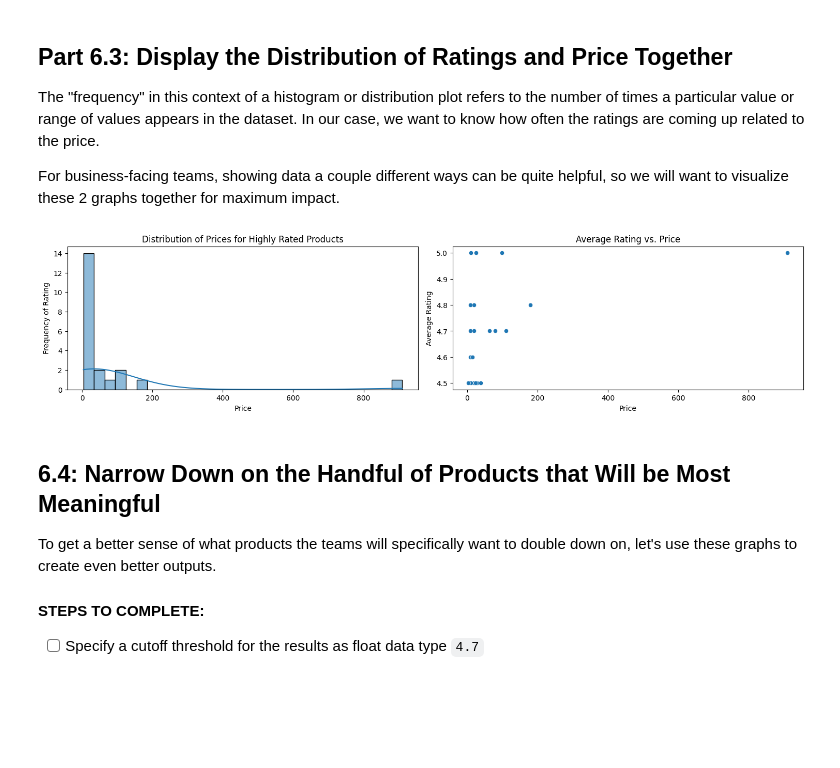
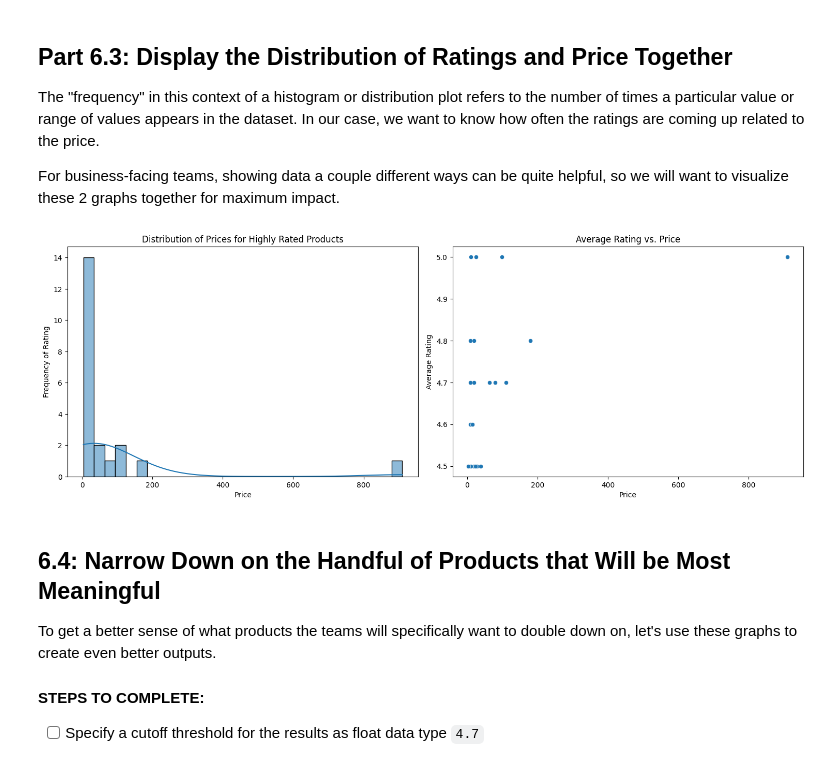
Before and after one commit to dangat8001/MAIS_WOOLF_UDACITY, a Jupyter notebook: 1_AI_Programming_with_Python/COURSE2/Udacity - PCEP Project.ipynb, the cells around one changed output. Drawn from its saved outputs; the diff is of its cells as text; code cells hidden in the pictures; blank space fills up the shorter version.

```diff
--- a/1_AI_Programming_with_Python/COURSE2/Udacity - PCEP Project.ipynb
+++ b/1_AI_Programming_with_Python/COURSE2/Udacity - PCEP Project.ipynb
@@ -877,28 +913,28 @@ For business-facing teams, showing data a couple different ways can be quite hel
 # %%
 # Create a Dashboard Layout
 plt.figure(figsize=(15, 10))
 
 # Subplot 1: Distribution of Prices
-plt.subplot(3, 2, 1)
+plt.subplot(2, 2, 1)
 sns.histplot(top_products_df['price'], bins=30, kde=True)
 plt.title('Distribution of Prices for Highly Rated Products')
 plt.xlabel('Price')
 plt.ylabel('Frequency of Rating')
 
 # Subplot 2: Average Rating vs. Price
-plt.subplot(3, 2, 2)
+plt.subplot(2, 2, 2)
 sns.scatterplot(data=top_products_df, x='price', y='average_rating')
 plt.title('Average Rating vs. Price')
 plt.xlabel('Price')
 plt.ylabel('Average Rating')
 
 # Feel free to add other visualizations as you like
 
 # Show the Dashboard
 plt.tight_layout()
 plt.show()
 # %% [output]
-[figure, old version]
+[figure, new version]
 # %% [markdown]
 ## 6.4: Narrow Down on the Handful of Products that Will be Most Meaningful
 
```
Also changed, not shown: parts of 20 cells of this notebook, 1 other file.
